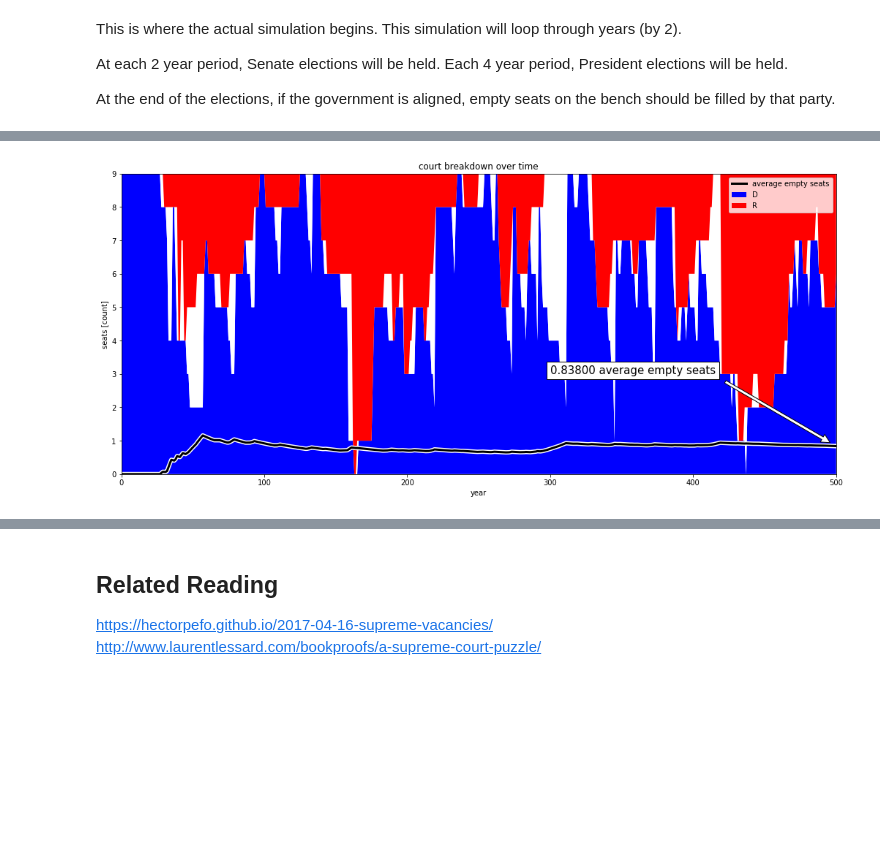
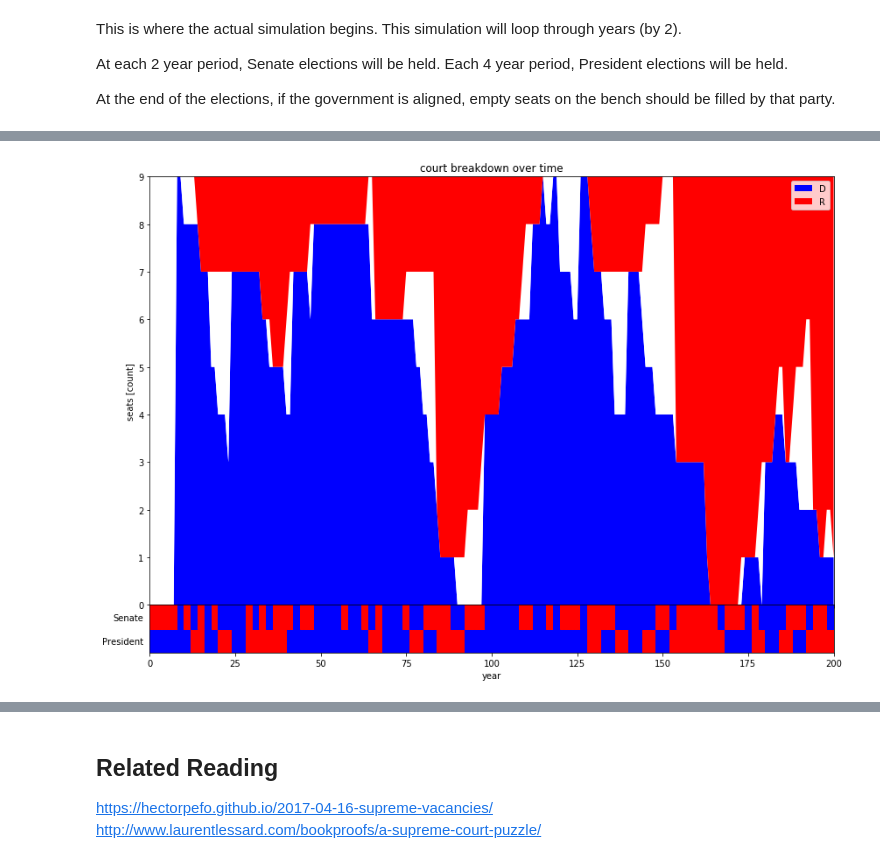
Before and after one commit to andrewzwicky/puzzles, a Jupyter notebook: FiveThirtyEightRiddler/2017-04-14/empty_court_seats.ipynb, the cells around one changed output, grey strips where cells are left out. Drawn from its saved outputs; the diff is of its cells as text; code cells hidden in the pictures; blank space fills up the shorter version.

```diff
--- a/FiveThirtyEightRiddler/2017-04-14/empty_court_seats.ipynb
+++ b/FiveThirtyEightRiddler/2017-04-14/empty_court_seats.ipynb
@@ -48,6 +46,8 @@ First we'll need a way to differentiate which party the Senate & President are p
 class Party(Enum):
     D = 1
     R = 2
+
+color_trans = {Party.D:'blue', Party.R:'red'}
 # %% [markdown]
 We'll also make a class to represent each judge.  When a new `Justice` is created, they'll be assigned a party, given a fake name, and a term of somewhere between 0 and 40 years.  The names are just for fun, they don't have any impact on the solution.
 # %%
@@ -188,4 +179,0 @@ mean = np.cumsum(bench_stacks[1]) / ([1] + list(years[1:]))
-# %%
-stacked_plot_bench_over_time(years, bench_stacks, mean)
-# %% [output]
-[figure, removed]
@@ -199,0 +180,12 @@ for trial in range(20):
+# %%
+sim_years = 200
+
+years, bench_stacks, president_parties, senate_parties, mean = run_simulation(sim_years)
+
+stacked_plot_bench_over_time_with_parties(years,
+                                          bench_stacks,
+                                          president_parties,
+                                          senate_parties,
+                                          color_trans)
+# %% [output]
+[figure, added]
```
Also changed, not shown: parts of 17 cells of this notebook, 4 other files.
